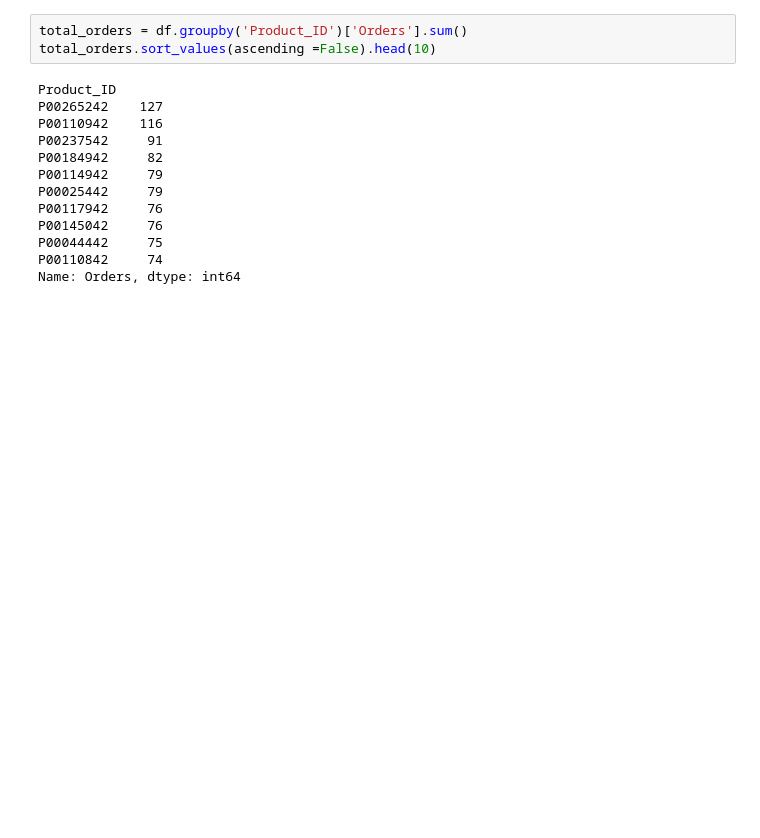
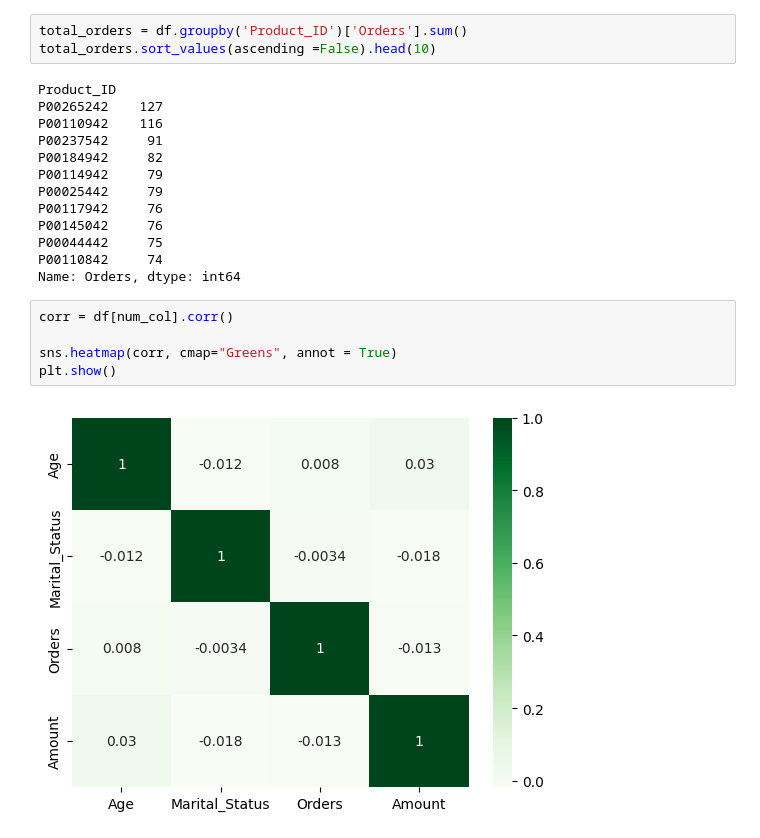
Before and after one commit to vineetha00/EDA, a Jupyter notebook: Diwali_Sales_Analysis/Diwali_sales_EDA.ipynb, the cells around one changed output. Cells and saved outputs as stored; diff of their text form; blank space fills up the shorter version.

```diff
--- a/Diwali_Sales_Analysis/Diwali_sales_EDA.ipynb
+++ b/Diwali_Sales_Analysis/Diwali_sales_EDA.ipynb
@@ -119,3 +296,10 @@ P00145042     76
 P00044442     75
 P00110842     74
 Name: Orders, dtype: int64
+# %%
+corr = df[num_col].corr()
+
+sns.heatmap(corr, cmap="Greens", annot = True)
+plt.show()
+# %% [output]
+[figure, added]
```
Also changed, not shown: parts of 24 cells of this notebook, 4 other files.
